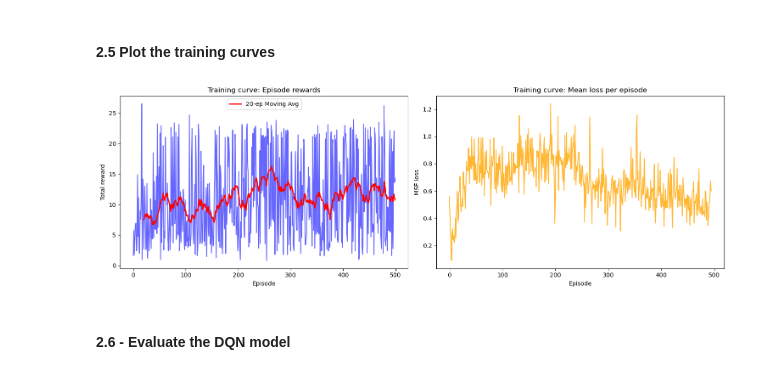
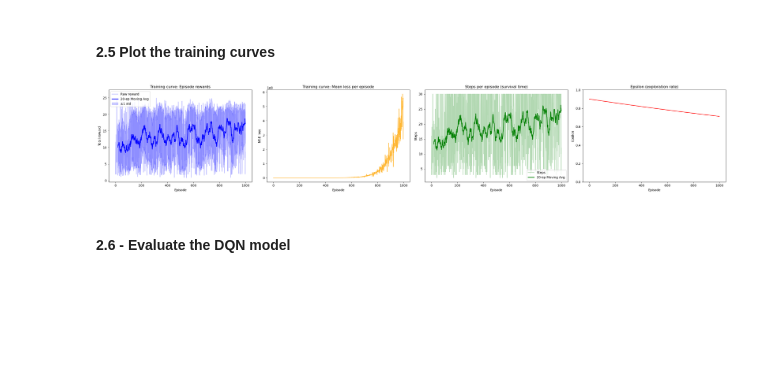
Before and after one commit to FabienMaes/highway_env_RL_project, a Jupyter notebook: first_attempts_highway_env.ipynb, the cells around one changed output. Cells and saved outputs as stored; diff of their text form; code cells hidden in the pictures; blank space fills up the shorter version.

Commit message:
Add trained models

```diff
--- a/first_attempts_highway_env.ipynb
+++ b/first_attempts_highway_env.ipynb
@@ -24,7 +24,7 @@ from IPython.display import Image
 ### First environment
 # %%
 def make_env(render_mode="rgb_array"):
-    env = gym.make("highway-v0", render_mode=render_mode)
+    env = gym.make(SHARED_CORE_ENV_ID, render_mode=render_mode)
     env.unwrapped.configure(SHARED_CORE_CONFIG)
     env.reset()
     env = Monitor(env)
@@ -179,12 +215,15 @@ def train_agent(agent, env, n_episodes=500):
     """
     episode_rewards = []
     episode_losses = []
+    episode_lengths = []
+    epsilon_history = []
 
     for episode in tqdm(range(n_episodes), desc="Training agent"):
         state, _ = env.reset()
         done = False
         total_reward = 0
         ep_losses = []
+        step_count = 0
 
         while not done:
             # Choose the action (random with probability epsilon)
@@ -193,17 +232,20 @@ def train_agent(agent, env, n_episodes=500):
             next_state, reward, terminated, truncated, _ = env.step(action)
             done = terminated or truncated
             # Now, we update the parameters by gradient descent and store the transitions in the buffer
-            loss = agent.update(state, action, reward, terminated, next_state)
+            loss = agent.update(state, action, reward, terminated, truncated, next_state)
             state = next_state
             total_reward += reward
+            step_count += 1
             if loss != np.inf:
                 ep_losses.append(loss)
         # Store the total reward and losses for the learning curves
         episode_rewards.append(total_reward)
+        episode_lengths.append(step_count)
+        epsilon_history.append(agent.epsilon)
         if ep_losses:
             episode_losses.append(np.mean(ep_losses))
 
-    return agent, episode_rewards, episode_losses
+    return agent, episode_rewards, episode_losses, episode_lengths, epsilon_history
 # %% [markdown]
 ## Implementing models
 # %% [markdown]
@@ -295,19 +355,19 @@ class Net(nn.Module):
 #### 2.3 - Agent
 # %%
 class CustomDQNAgent:
-    def __init__(self, action_space, observation_space):
+    def __init__(self, action_space, observation_space, decrease_epsilon_factor=2000):
         self.action_space = action_space
         self.observation_space = observation_space
         # Hyperparameters
         self.learning_rate = 5e-4
-        self.gamma = 0.8 # Discount factor
+        self.gamma = 0.99 # Discount factor
         self.batch_size = 32
         self.buffer_capacity = 15000 # Memory size
         self.update_target_every = 50
         # Exploration parameters
         self.epsilon_start = 0.9 # Start here because it will change: we will decrease it
         self.epsilon_min = 0.05
-        self.decrease_epsilon_factor = 2000
+        self.decrease_epsilon_factor = decrease_epsilon_factor
         self.epsilon = self.epsilon_start
 
         # Initializiation
@@ -349,7 +409,7 @@ class CustomDQNAgent:
         self.epsilon = self.epsilon_min + (self.epsilon_start - self.epsilon_min) * (
                         np.exp(-1. * self.n_eps / self.decrease_epsilon_factor) )
 
-    def update(self, state, action, reward, terminated, next_state):
+    def update(self, state, action, reward, terminated, truncated, next_state):
         """Stores the transition and performs one step of gradient descent"""
 
         # Store the transition in the Replay Buffer
@@ -398,17 +458,17 @@ class CustomDQNAgent:
         # Update epsilon
         self.decrease_epsilon()
         self.n_steps += 1
-        if terminated:
+        if terminated or truncated:
             self.n_eps += 1
         return loss.item()
 # %% [markdown]
 #### 2.4 - Train the DQN model
 # %%
-# Train a QDN agent using a function
-N_EPISODES = 500
+# Train a DQN agent using the function
+N_EPISODES = 1000
 env = make_env()
-dqn_agent = CustomDQNAgent(env.action_space, env.observation_space)
-trained_dqn_agent, dqn_rewards, dqn_losses = train_agent(dqn_agent, env, n_episodes=N_EPISODES)
+dqn_agent = CustomDQNAgent(env.action_space, env.observation_space, 4000)
+trained_dqn_agent, dqn_rewards, dqn_losses, dqn_lengths, dqn_epsilons = train_agent(dqn_agent, env, n_episodes=N_EPISODES)
 # %% [markdown]
 Save model
 # %%
@@ -417,9 +477,9 @@ torch.save(trained_dqn_agent.q_net.state_dict(), file_path)
 # %% [markdown]
 #### 2.5 Plot the training curves
 # %%
-plot_training_curves(dqn_rewards, dqn_losses)
+plot_training_curves(dqn_rewards, dqn_losses, dqn_lengths, dqn_epsilons)
 # %% [output]
-[figure, old version]
+[figure, new version]
 # %% [markdown]
 #### 2.6 - Evaluate the DQN model
 # %%
```
Also changed, not shown: parts of 21 cells of this notebook, 26 other files.
